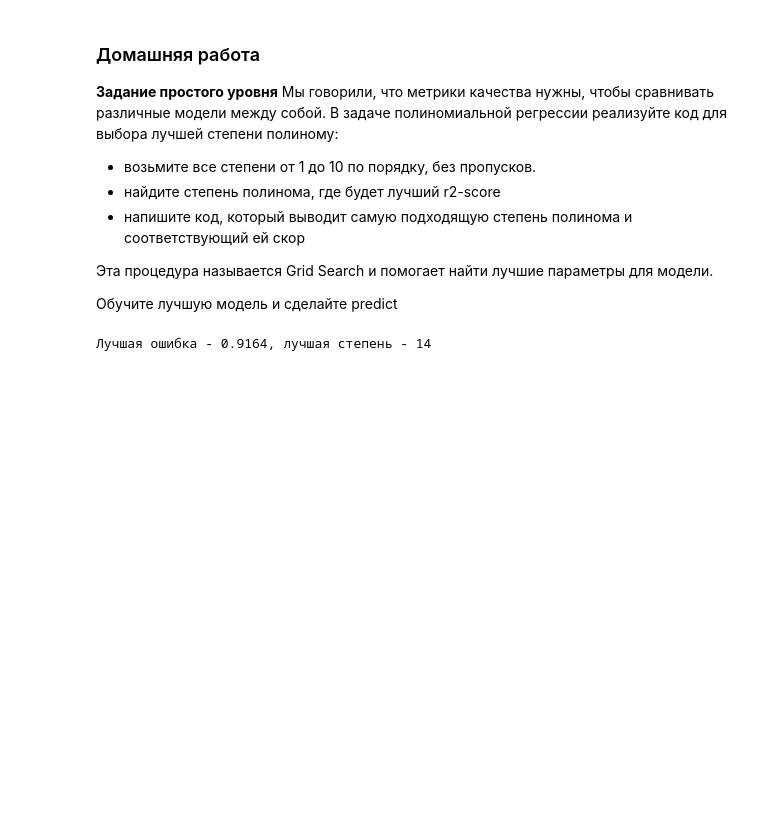
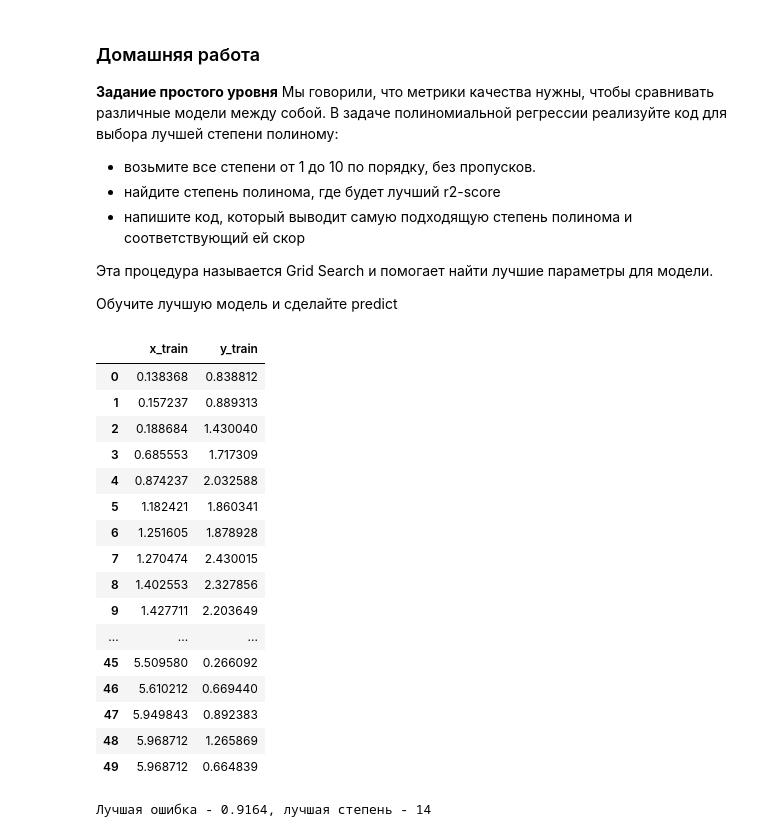
Before and after one commit to julianzim/homeworks, a Jupyter notebook: 1.3 Linear Regression.ipynb, the cells around one changed output. Drawn from its saved outputs; the diff is of its cells as text; code cells hidden in the pictures; blank space fills up the shorter version.

```diff
--- a/1.3 Linear Regression.ipynb
+++ b/1.3 Linear Regression.ipynb
@@ -112,6 +112,25 @@ from sklearn.metrics import mean_squared_error, r2_score
 %matplotlib inline
 # %%
 data = pd.read_csv('datasets/non_linear.csv')
+data
+# %% [output]
+|  | x_train | y_train |
+| 0 | 0.138368 | 0.838812 |
+| 1 | 0.157237 | 0.889313 |
+| 2 | 0.188684 | 1.430040 |
+| 3 | 0.685553 | 1.717309 |
+| 4 | 0.874237 | 2.032588 |
+| 5 | 1.182421 | 1.860341 |
+| 6 | 1.251605 | 1.878928 |
+| 7 | 1.270474 | 2.430015 |
+| 8 | 1.402553 | 2.327856 |
+| 9 | 1.427711 | 2.203649 |
+| ... | ... | ... |
+| 45 | 5.509580 | 0.266092 |
+| 46 | 5.610212 | 0.669440 |
+| 47 | 5.949843 | 0.892383 |
+| 48 | 5.968712 | 1.265869 |
+| 49 | 5.968712 | 0.664839 |
 # %%
 def generate_degrees(data, degree):
     return np.array([data**n for n in range(1, degree+1)]).T
```
